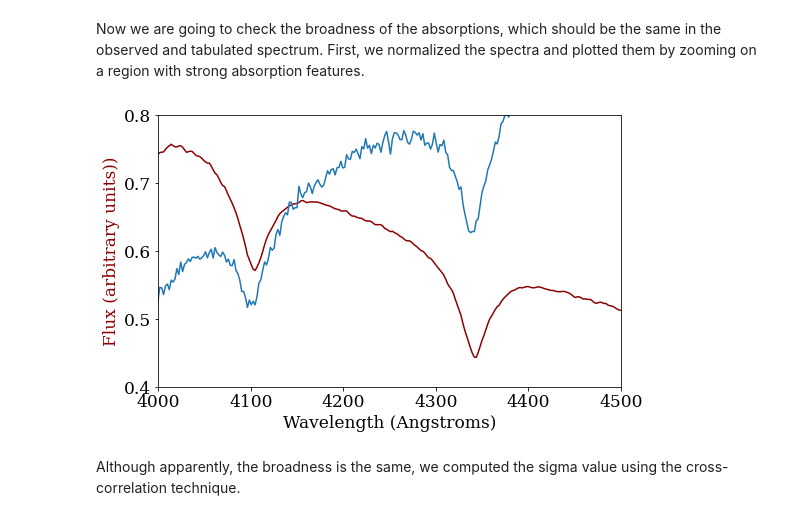
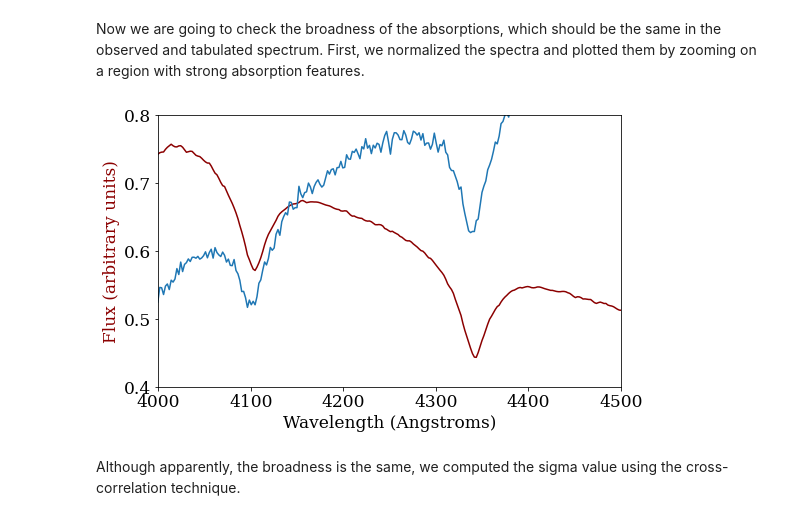
Before and after one commit to criscabe/OSIRIS, a Jupyter notebook: code/1_Response_curve_OSIRIS.ipynb, the cells around one changed output. Drawn from its saved outputs; the diff is of its cells as text; code cells hidden in the pictures.

```diff
--- a/code/1_Response_curve_OSIRIS.ipynb
+++ b/code/1_Response_curve_OSIRIS.ipynb
@@ -162,17 +162,17 @@ Now we are going to check the broadness of the absorptions, which should be the
 # %%
 flam_norm = flam / flam.max()
 sp_norm = sp / sp.max()
 
 fig, ax = plt.subplots(nrows=1, ncols=1, figsize=(8,5))
 ax.plot(wave, flam_norm, color='darkred')
 ax.set_xlabel('Wavelength (Angstroms)')
-ax.set_ylabel(r'Flux (arbitrary units))', color='darkred')
+ax.set_ylabel(r'Flux (arbitrary units)', color='darkred')
 ax.plot(wave, sp_norm, '-')
 ax.set_xlim(4000,4500)
 ax.set_ylim(0.4,0.8)
 fig.tight_layout()
 # %% [output]
-[figure, old version]
+[figure, new version]
 # %% [markdown]
 Although apparently, the broadness is the same, we computed the sigma value using the cross-correlation technique.
 # %%
```
